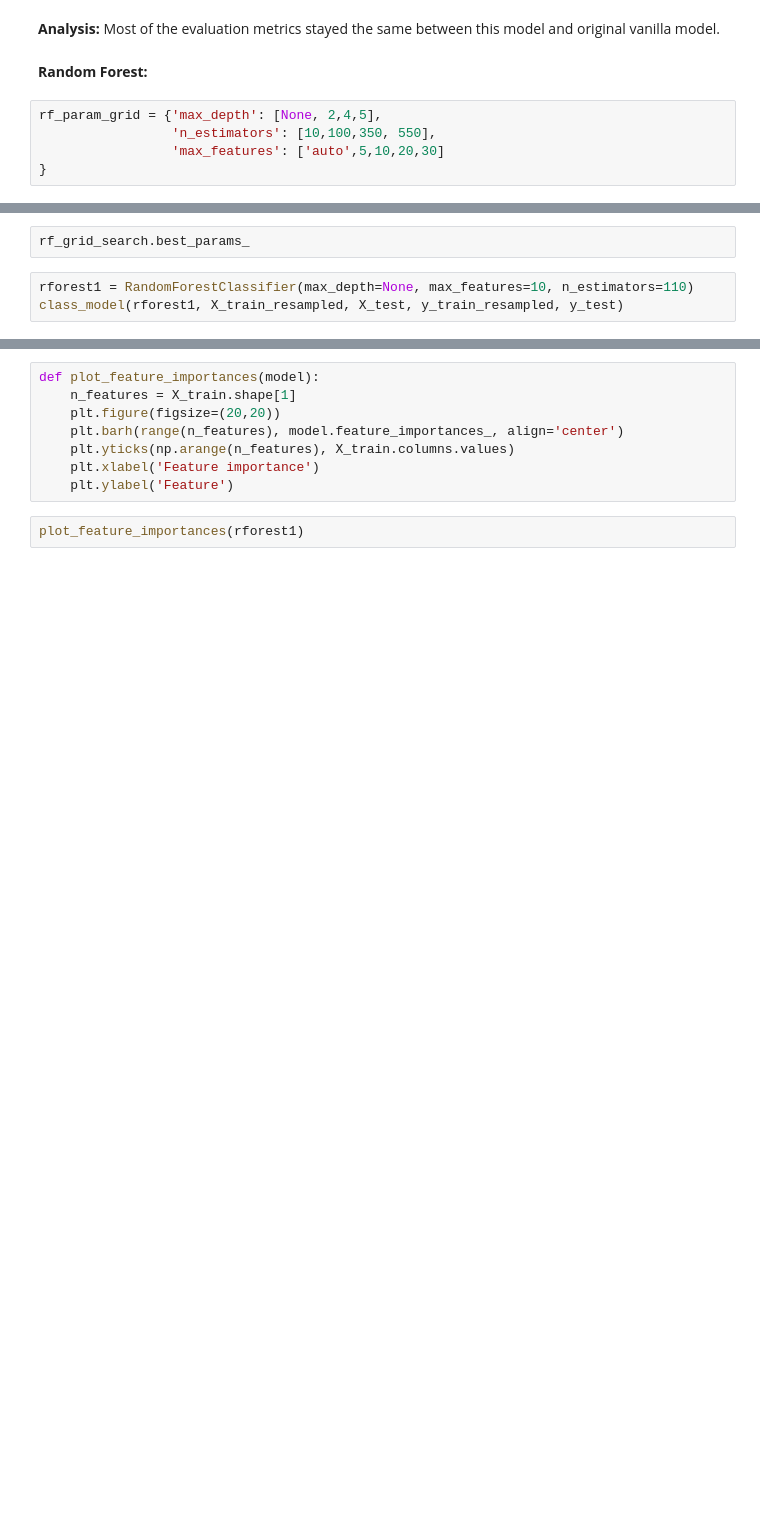
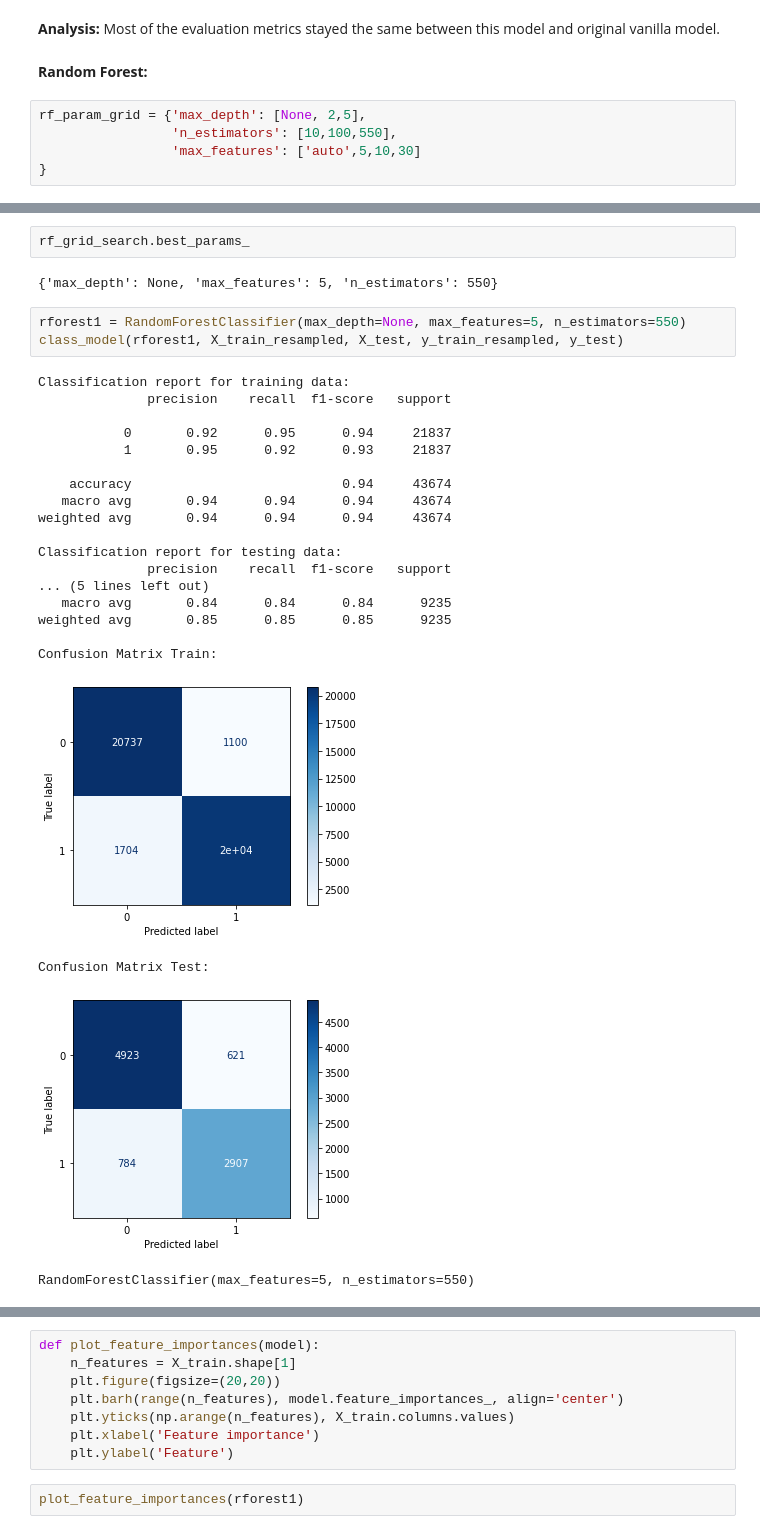
Before and after one commit to klsalcedo/tanzanian_water_wells, a Jupyter notebook: well_classification.ipynb, the cells around one changed output, grey strips where cells are left out. Drawn from its saved outputs; the diff is of its cells as text; blank space fills up the shorter version.

```diff
--- a/well_classification.ipynb
+++ b/well_classification.ipynb
@@ -520,9 +566,9 @@ class_model(d_tree1, X_train_resampled, X_test, y_train_resampled, y_test)
 # %% [markdown]
 **Random Forest:**
 # %%
-rf_param_grid = {'max_depth': [None, 2,4,5],
-                 'n_estimators': [10,100,350, 550],
-                 'max_features': ['auto',5,10,20,30]
+rf_param_grid = {'max_depth': [None, 2,5],
+                 'n_estimators': [10,100,550],
+                 'max_features': ['auto',5,10,30]
 }
 # %%
 rf_grid_search = GridSearchCV(rforest, rf_param_grid, cv=3, return_train_score=True)
@@ -530,5 +582,29 @@ rf_grid_search.fit(X_train_resampled, y_train_resampled)
 # %%
 rf_grid_search.best_params_
+# %% [output]
+{'max_depth': None, 'max_features': 5, 'n_estimators': 550}
 # %%
-rforest1 = RandomForestClassifier(max_depth=None, max_features=10, n_estimators=110)
+rforest1 = RandomForestClassifier(max_depth=None, max_features=5, n_estimators=550)
 class_model(rforest1, X_train_resampled, X_test, y_train_resampled, y_test)
+# %% [output]
+Classification report for training data:
+              precision    recall  f1-score   support
+
+           0       0.92      0.95      0.94     21837
+           1       0.95      0.92      0.93     21837
+
+    accuracy                           0.94     43674
+   macro avg       0.94      0.94      0.94     43674
+weighted avg       0.94      0.94      0.94     43674
+
+Classification report for testing data:
+              precision    recall  f1-score   support
+... (5 lines left out)
+   macro avg       0.84      0.84      0.84      9235
+weighted avg       0.85      0.85      0.85      9235
+
+Confusion Matrix Train:
+[figure, added]
+Confusion Matrix Test:
+[figure, added]
+RandomForestClassifier(max_features=5, n_estimators=550)
```
Also changed, not shown: parts of 13 cells of this notebook, 1 other file.
